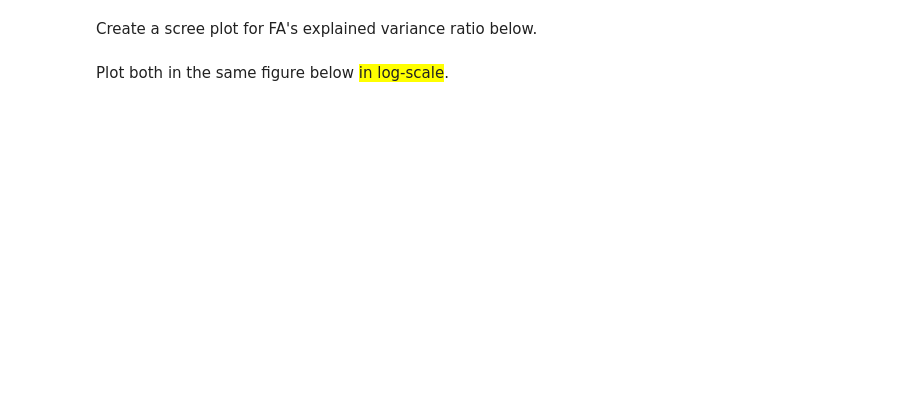
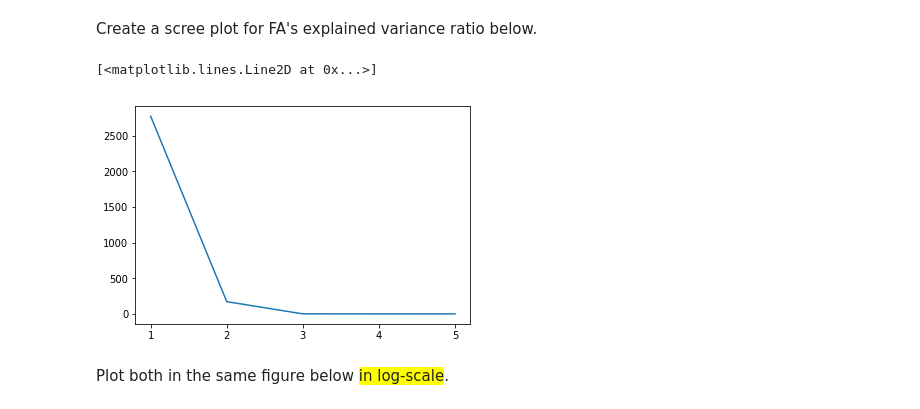
Before and after one commit to asouleymane/AnalyticsMLearning, a Jupyter notebook: module3/practices/FeatureExtraction.ipynb, the cells around one changed output. Saved outputs shown, nothing was run; the diff lists cells and outputs as text; code cells hidden in the pictures; blank space fills up the shorter version.

```diff
--- a/module3/practices/FeatureExtraction.ipynb
+++ b/module3/practices/FeatureExtraction.ipynb
@@ -120,10 +159,13 @@ Create a scree plot for FA's explained variance ratio below.
 # %%
 x_ticks = np.arange(len(fa.components_))+1
 plt.xticks(x_ticks) # this enforces integers on the x-axis
 
 # Complete code below this comment for FA
 # ----------------------------------
-plt.plot(x_ticks, <placeholder>)
+plt.plot(x_ticks, np.flip(np.sort(np.sum(fa.components_**2,axis=1)),axis=0))
+# %% [output]
+[<matplotlib.lines.Line2D at 0x...>]
+[figure, added]
 # %% [markdown]
 Plot both in the same figure below <span style="background: yellow;">in log-scale</span>.
 # %%
```
Also changed, not shown: parts of 16 cells of this notebook, 19 other files.
